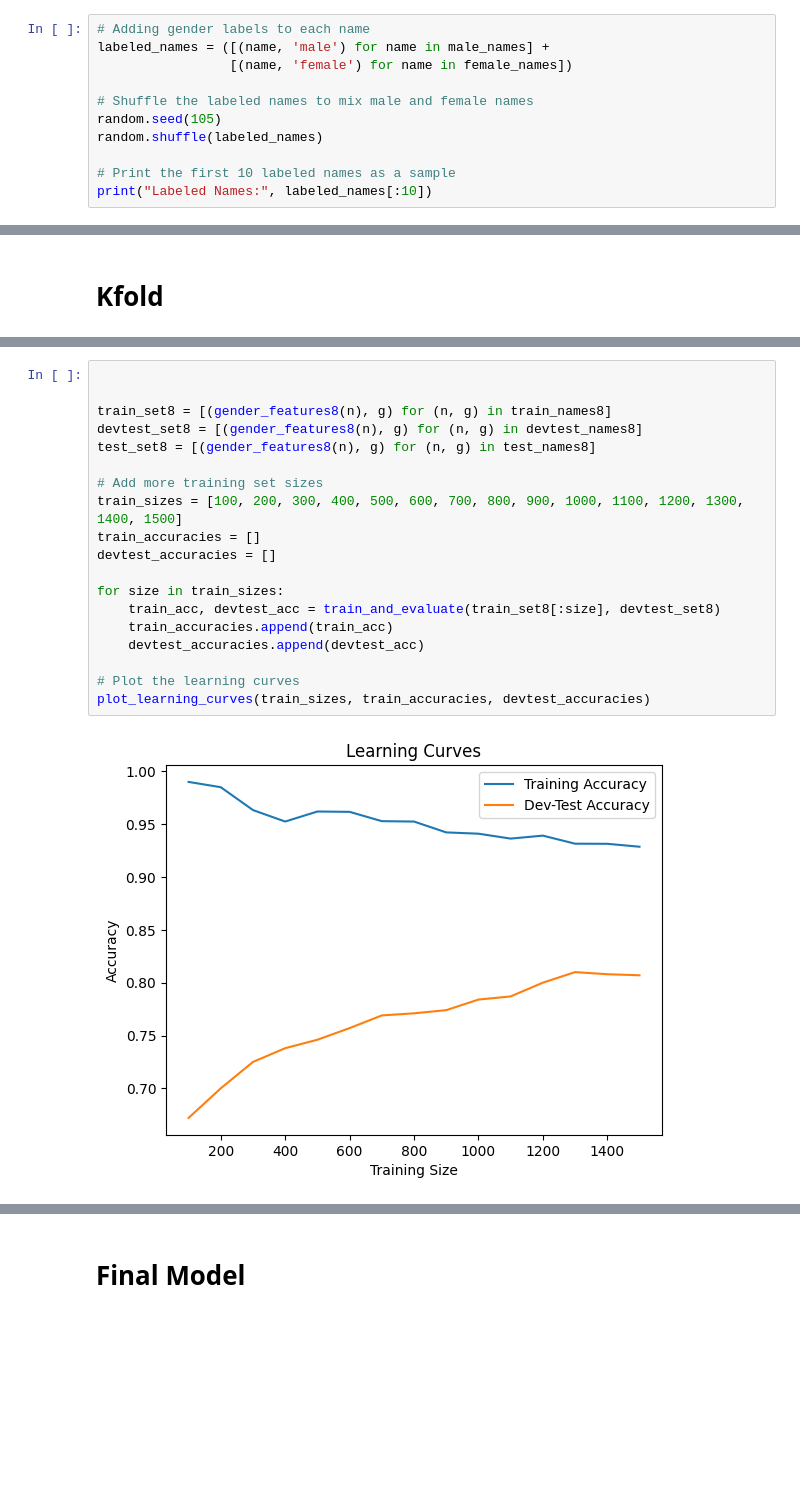
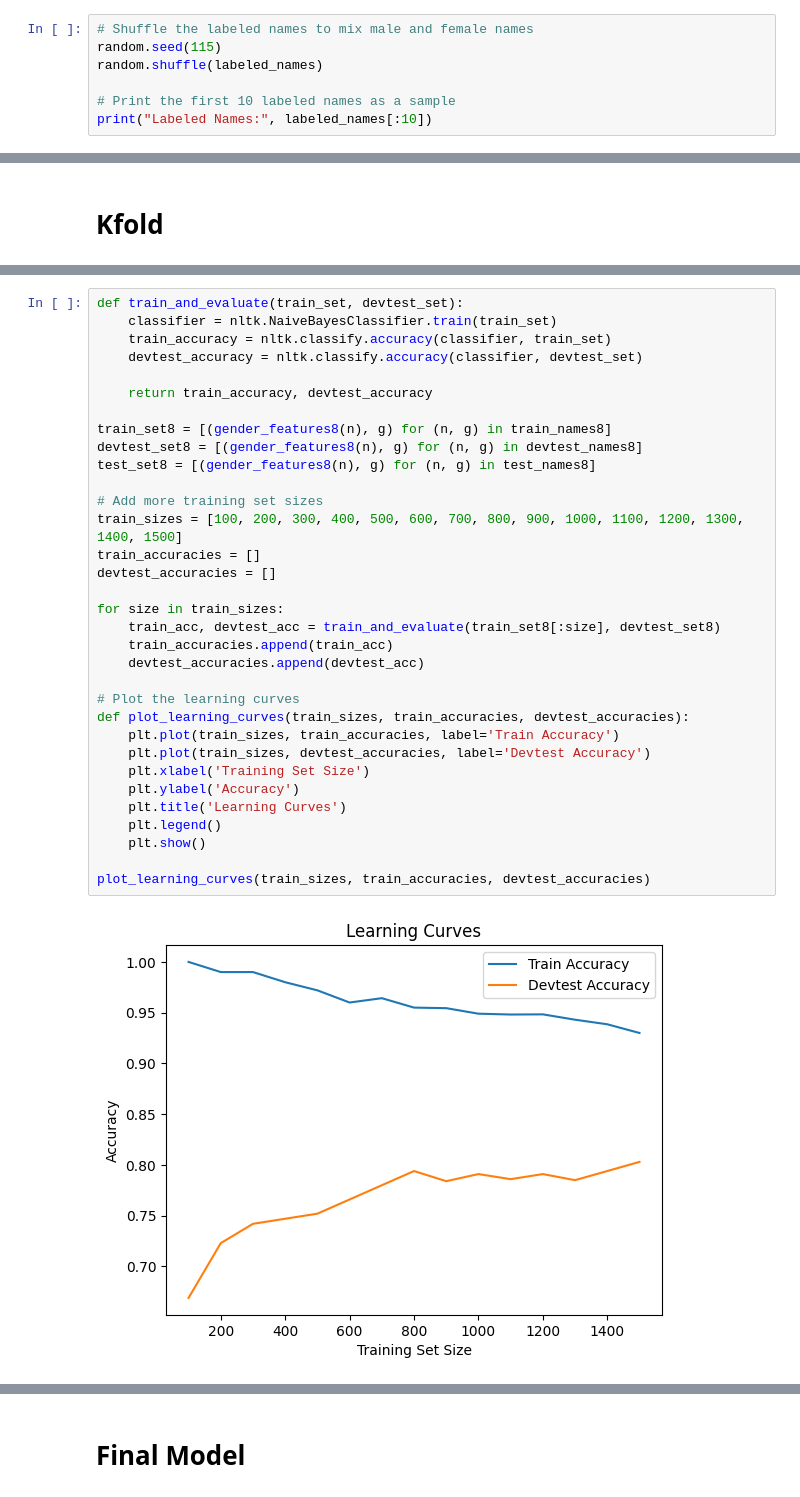
Before and after one commit to MarjeteV/data620, a Jupyter notebook: Project_3_.ipynb, the cells around one changed output, grey strips where cells are left out. Saved outputs shown, nothing was run; the diff lists cells and outputs as text; blank space fills up the shorter version.

```diff
--- a/Project_3_.ipynb
+++ b/Project_3_.ipynb
@@ -139,10 +150,6 @@ sns.barplot(x='length', y='count', hue = 'gender', data = length_counts)
 # %%
-# Adding gender labels to each name
-labeled_names = ([(name, 'male') for name in male_names] +
-                 [(name, 'female') for name in female_names])
-
 # Shuffle the labeled names to mix male and female names
-random.seed(105)
+random.seed(115)
 random.shuffle(labeled_names)
 
 # Print the first 10 labeled names as a sample
@@ -542,21 +544,35 @@ The best way to assess if the model is capturing noise, is to plot the learning
 # %%
+def train_and_evaluate(train_set, devtest_set):
+    classifier = nltk.NaiveBayesClassifier.train(train_set)
+    train_accuracy = nltk.classify.accuracy(classifier, train_set)
+    devtest_accuracy = nltk.classify.accuracy(classifier, devtest_set)
 
+    return train_accuracy, devtest_accuracy
 
 train_set8 = [(gender_features8(n), g) for (n, g) in train_names8]
 devtest_set8 = [(gender_features8(n), g) for (n, g) in devtest_names8]
 test_set8 = [(gender_features8(n), g) for (n, g) in test_names8]
 
 # Add more training set sizes
 train_sizes = [100, 200, 300, 400, 500, 600, 700, 800, 900, 1000, 1100, 1200, 1300, 1400, 1500]
 train_accuracies = []
 devtest_accuracies = []
 
 for size in train_sizes:
     train_acc, devtest_acc = train_and_evaluate(train_set8[:size], devtest_set8)
     train_accuracies.append(train_acc)
     devtest_accuracies.append(devtest_acc)
 
 # Plot the learning curves
+def plot_learning_curves(train_sizes, train_accuracies, devtest_accuracies):
+    plt.plot(train_sizes, train_accuracies, label='Train Accuracy')
+    plt.plot(train_sizes, devtest_accuracies, label='Devtest Accuracy')
+    plt.xlabel('Training Set Size')
+    plt.ylabel('Accuracy')
+    plt.title('Learning Curves')
+    plt.legend()
+    plt.show()
+
 plot_learning_curves(train_sizes, train_accuracies, devtest_accuracies)
 # %% [output]
-[figure, old version]
+[figure, new version]
```
Also changed, not shown: parts of 60 cells of this notebook.
